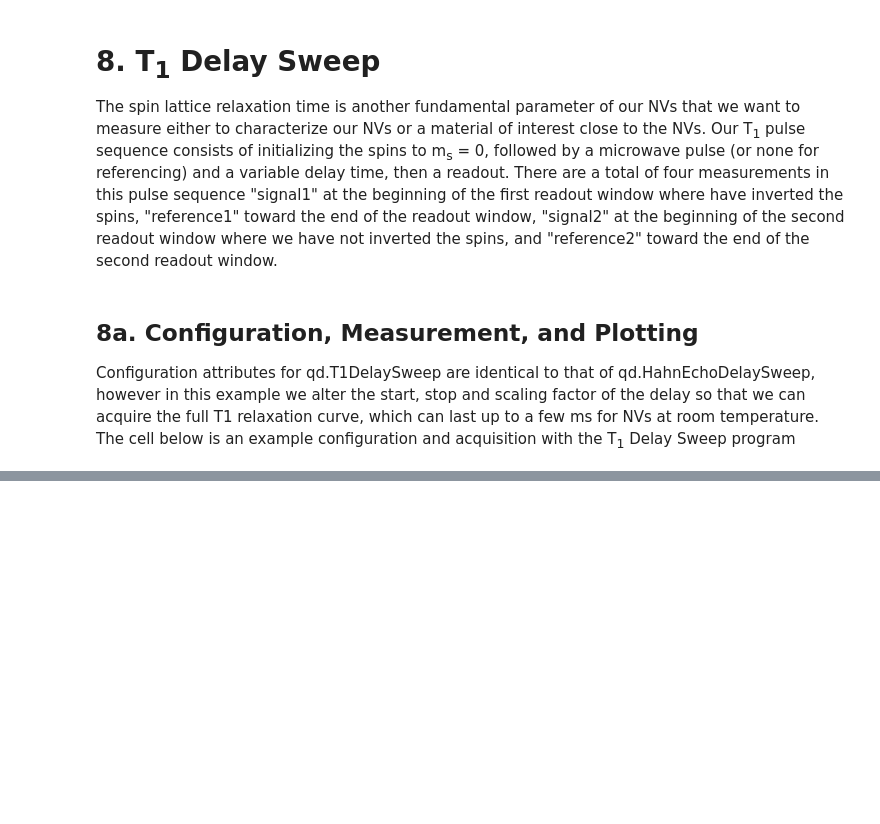
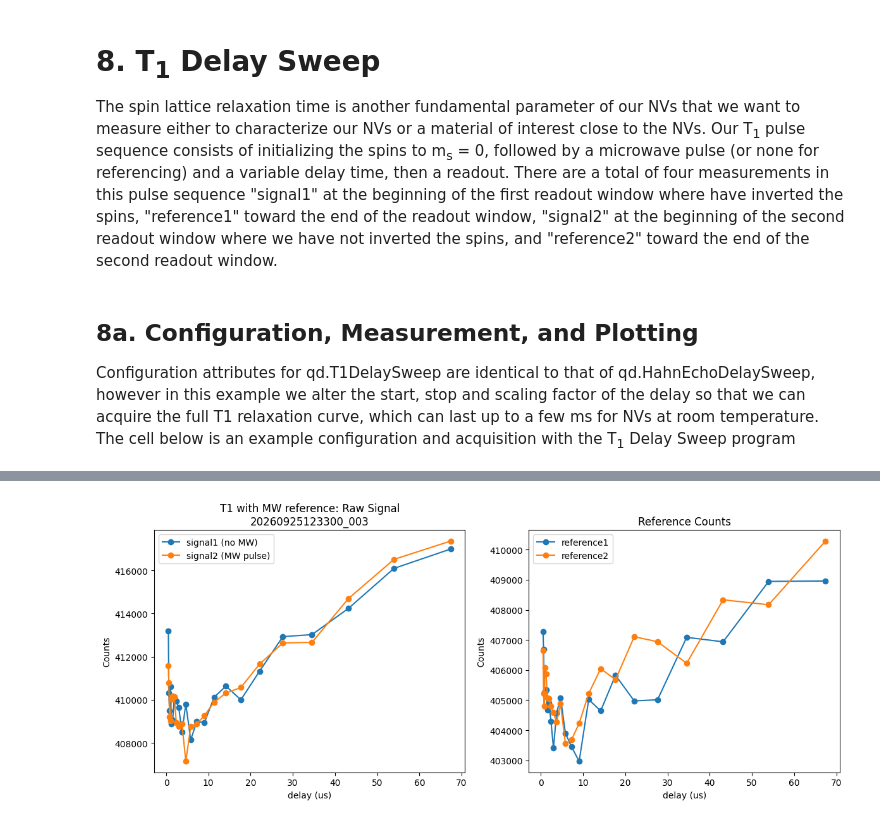
Before and after one commit to jeree-m/qick-dawg, a Jupyter notebook: jupyter_notebooks/Photon_Counting_Shortened.ipynb, the cells around one changed output, grey strips where cells are left out. Cells and saved outputs as stored; diff of their text form; code cells hidden in the pictures; blank space fills up the shorter version.

```diff
--- a/jupyter_notebooks/Photon_Counting_Shortened.ipynb
+++ b/jupyter_notebooks/Photon_Counting_Shortened.ipynb
@@ -1059,0 +1239,95 @@ As of January 2025, this concludes our Demo Notebook for QICK-DAWG.  We have sho
+# %%
+config = copy(default_config)
+
+# ---- Experimental Parameters (knobs) ----
+laser_power = 70
+mw_gain = 4000
+resonance_fMHz = 2015        # set to your ODMR dip center
+mw_pulse_tns = 3000          # long saturating pulse, no Rabi needed
+delay_start_tus = 0.5
+delay_stop_tus = 65
+scaling_factor = '5/4'
+reps = 100000
+
+# ---- Setup ----
+SetPower(laser_power)
+
+config.mw_gain = mw_gain
+config.mw_fMHz = resonance_fMHz
+config.mw_pi2_tns = mw_pulse_tns / 2   # code plays 2 x pi2 back to back
+
+config.pre_init = True
+config.relax_delay_treg = 6150
+config.laser_on_tus = 15
+config.readout_integration_tus = 2
+config.readout_reference_start_tus = 12
+config.mw_readout_delay_treg = 35
+config.laser_readout_offset_treg = 206
+
+config.add_exponential_sweep('delay', 'tus', start=delay_start_tus, stop=delay_stop_tus, scaling_factor=scaling_factor)
+config.reps = reps
+
+# ---- Run ----
+prog = qd.T1DelaySweep(config)
+d = prog.acquire(progress=True)
+
+Off()
+
+# ---- Saving ----
+experiment_folder = create_experiment_folder("T1_MWref")
+experiment_id = experiment_folder.name
+
+params = {
+    "experiment_id": experiment_id,
+    "timestamp": datetime.now().isoformat(),
+    "laser_power": laser_power,
+    "mw_gain": mw_gain,
+    "resonance_fMHz": resonance_fMHz,
+    "mw_pulse_tns": mw_pulse_tns,
+    "reps": reps,
+    "delay_start_tus": delay_start_tus,
+    "delay_stop_tus": delay_stop_tus,
+    "scaling_factor": scaling_factor,
+    "relax_delay_treg": config.relax_delay_treg,
+    "laser_on_tus": config.laser_on_tus,
+    "readout_integration_tus": config.readout_integration_tus,
+    "readout_reference_start_tus": config.readout_reference_start_tus,
+    "mw_readout_delay_treg": config.mw_readout_delay_treg,
+    "laser_readout_offset_treg": config.laser_readout_offset_treg,
+}
+save_metadata(experiment_folder, params)
+
+t = d.sweep_tus
+np.savez(
+    experiment_folder / "t1_mwref_data.npz",
+    delay_us=t,
+    signal1=d.signal1,
+    signal2=d.signal2,
+    reference1=d.reference1,
+    reference2=d.reference2,
+)
+
+# ---- Plot raw ----
+fig, axes = plt.subplots(1, 2, figsize=(12, 5))
+
+axes[0].plot(t, d.signal1, 'o-', label='signal1 (no MW)')
+axes[0].plot(t, d.signal2, 'o-', label='signal2 (MW pulse)')
+axes[0].set_xlabel('delay (us)')
+axes[0].set_ylabel('Counts')
+axes[0].set_title(f'T1 with MW reference: Raw Signal\n{experiment_id}')
+axes[0].legend()
+
+axes[1].plot(t, d.reference1, 'o-', label='reference1')
+axes[1].plot(t, d.reference2, 'o-', label='reference2')
+axes[1].set_xlabel('delay (us)')
+axes[1].set_ylabel('Counts')
+axes[1].set_title('Reference Counts')
+axes[1].legend()
+
+plt.tight_layout()
+fig.savefig(experiment_folder / "t1_mwref_raw.png", dpi=300, bbox_inches="tight")
+plt.show()
+
+print(f"Experiment saved to: {experiment_folder}")
+# %% [output]
+[figure, added]
```
Also changed, not shown: parts of 36 cells of this notebook, 6 other files.
